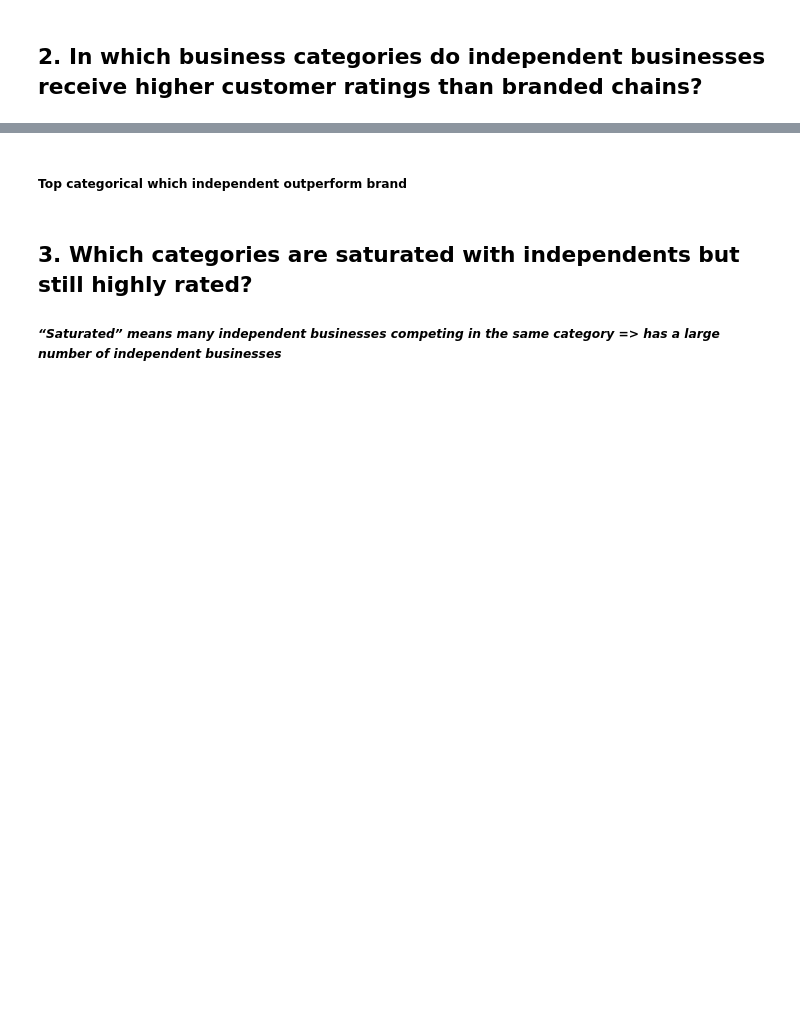
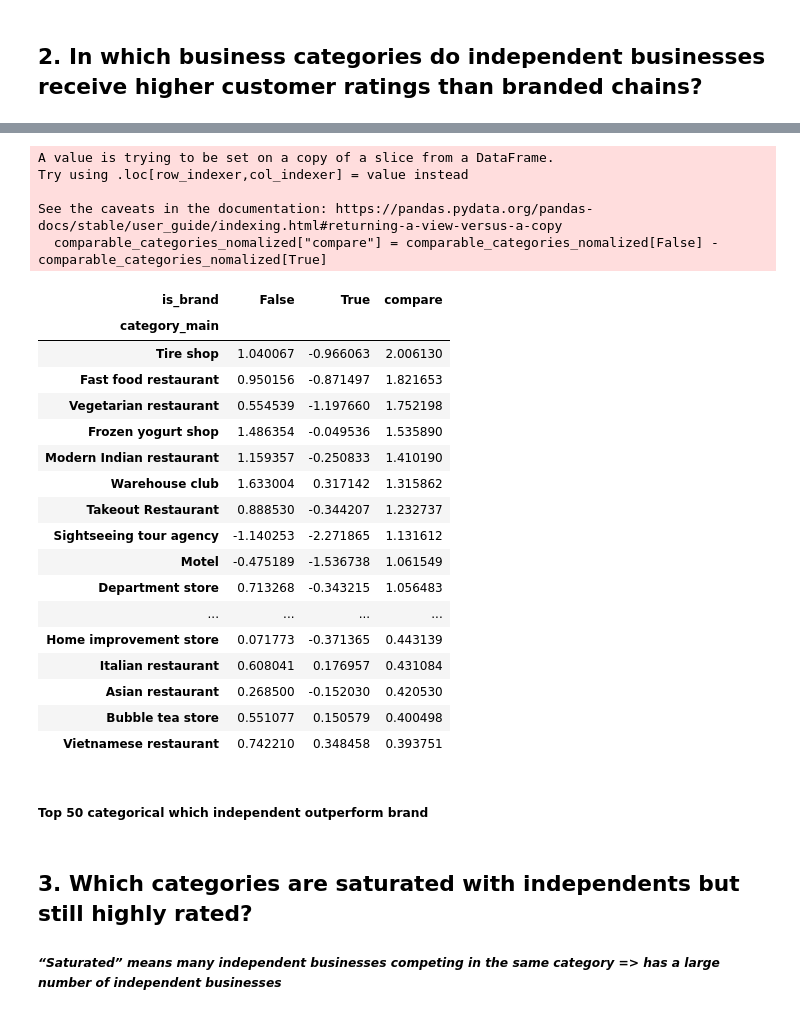
Before and after one commit to Dhrutube/DS3-LocalLens, a Jupyter notebook: final_notebook.ipynb, the cells around one changed output, grey strips where cells are left out. Drawn from its saved outputs; the diff is of its cells as text; code cells hidden in the pictures; blank space fills up the shorter version.

```diff
--- a/final_notebook.ipynb
+++ b/final_notebook.ipynb
@@ -18,7 +18,12 @@ def parse_first_n(path, n=10000000):
 california_reviews = pd.DataFrame(parse_first_n("data/review-California.json.gz"))
 california_metadata = pd.DataFrame(parse_first_n("data/meta-California (1).json.gz"))
 # %%
-california_metadata['category_main'] = california_metadata['category'].str[0]
+california_metadata['category_main'] = (
+    california_metadata['category']
+    .str[0]
+    .str.lower()
+    .str.strip()
+)
 california_metadata
 # %% [output]
 |  | name | address | gmap_id | description | latitude | longitude | category | avg_rating | num_of_reviews | ... |
@@ -275,12 +271,36 @@ comparable_categories_nomalized
 # %%
 #Measure who performs better
-comparable_categories["compare"] = comparable_categories[False] - comparable_categories[True]
+comparable_categories_nomalized["compare"] = comparable_categories_nomalized[False] - comparable_categories_nomalized[True]
 
 #Identify categories where independents outperform
-independent_win = comparable_categories[comparable_categories.get('compare') >0].sort_values(by="compare", ascending=False)
-independent_win
+independent_win = comparable_categories_nomalized[comparable_categories_nomalized.get('compare') >0].sort_values(by="compare", ascending=False)
+independent_win.head(50)
+# %% [output]
+A value is trying to be set on a copy of a slice from a DataFrame.
+Try using .loc[row_indexer,col_indexer] = value instead
+
+See the caveats in the documentation: https://pandas.pydata.org/pandas-docs/stable/user_guide/indexing.html#returning-a-view-versus-a-copy
+  comparable_categories_nomalized["compare"] = comparable_categories_nomalized[False] - comparable_categories_nomalized[True]
+| is_brand | False | True | compare |
+| category_main |  |  |  |
+| Tire shop | 1.040067 | -0.966063 | 2.006130 |
+| Fast food restaurant | 0.950156 | -0.871497 | 1.821653 |
+| Vegetarian restaurant | 0.554539 | -1.197660 | 1.752198 |
+| Frozen yogurt shop | 1.486354 | -0.049536 | 1.535890 |
+| Modern Indian restaurant | 1.159357 | -0.250833 | 1.410190 |
+| Warehouse club | 1.633004 | 0.317142 | 1.315862 |
+| Takeout Restaurant | 0.888530 | -0.344207 | 1.232737 |
+| Sightseeing tour agency | -1.140253 | -2.271865 | 1.131612 |
+| Motel | -0.475189 | -1.536738 | 1.061549 |
+| Department store | 0.713268 | -0.343215 | 1.056483 |
+| ... | ... | ... | ... |
+| Home improvement store | 0.071773 | -0.371365 | 0.443139 |
+| Italian restaurant | 0.608041 | 0.176957 | 0.431084 |
+| Asian restaurant | 0.268500 | -0.152030 | 0.420530 |
+| Bubble tea store | 0.551077 | 0.150579 | 0.400498 |
+| Vietnamese restaurant | 0.742210 | 0.348458 | 0.393751 |
-# %% [markdown]
-##### Top categorical which independent outperform brand
+# %% [markdown]
+##### Top 50 categorical which independent outperform brand
 # %% [markdown]
 ## **3. Which categories are saturated with independents but still highly rated?**
 ##### *“Saturated” means many independent businesses competing in the same category => has a large number of independent businesses*
```
Also changed, not shown: parts of 15 cells of this notebook.
